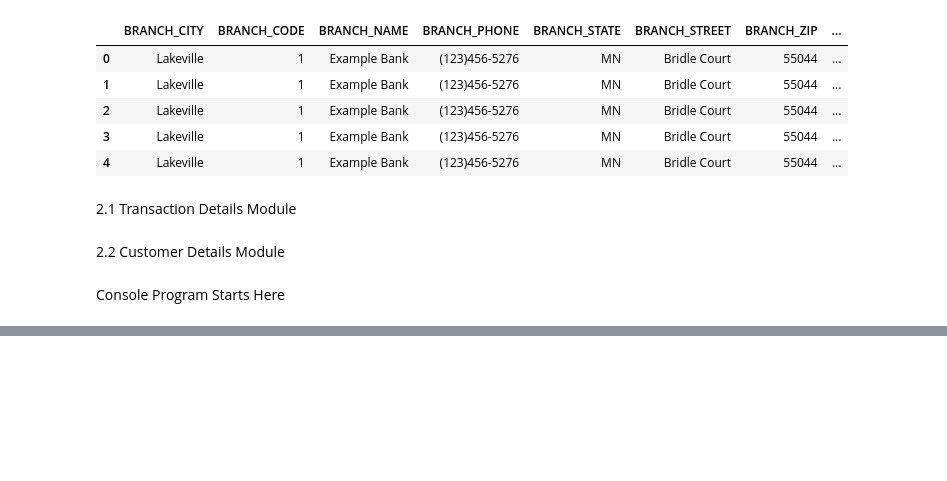
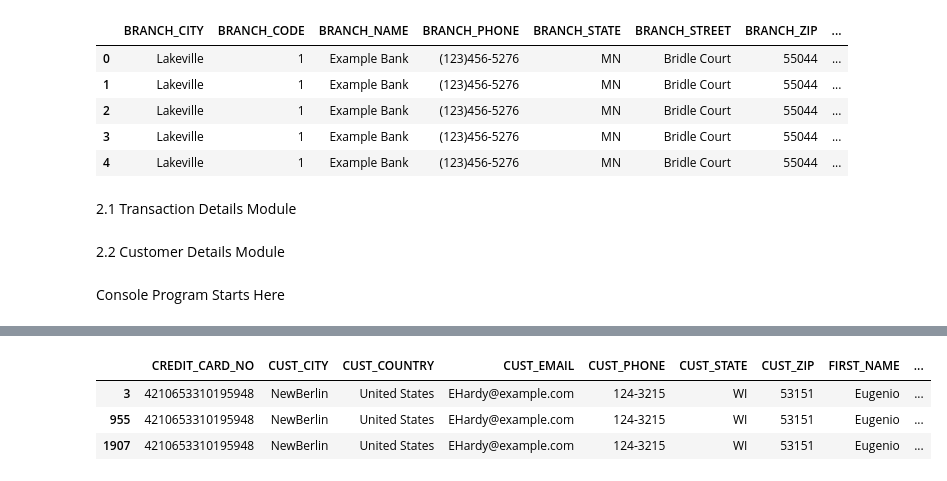
Before and after one commit to JABDI180/Capstone, a Jupyter notebook: PartTwo.ipynb, the cells around one changed output, grey strips where cells are left out. Drawn from its saved outputs; the diff is of its cells as text; code cells hidden in the pictures; blank space fills up the shorter version.

```diff
--- a/PartTwo.ipynb
+++ b/PartTwo.ipynb
@@ -265,0 +308,7 @@ ValueError: invalid literal for int() with base 10: ''
+# %%
+cstmr_df[cstmr_df['CREDIT_CARD_NO'] == '4210653310195948']
+# %% [output]
+|  | CREDIT_CARD_NO | CUST_CITY | CUST_COUNTRY | CUST_EMAIL | CUST_PHONE | CUST_STATE | CUST_ZIP | FIRST_NAME | ... |
+| 3 | 4210653310195948 | NewBerlin | United States | EHardy@example.com | 124-3215 | WI | 53151 | Eugenio | ... |
+| 955 | 4210653310195948 | NewBerlin | United States | EHardy@example.com | 124-3215 | WI | 53151 | Eugenio | ... |
+| 1907 | 4210653310195948 | NewBerlin | United States | EHardy@example.com | 124-3215 | WI | 53151 | Eugenio | ... |
```
Also changed, not shown: parts of 3 cells of this notebook.
